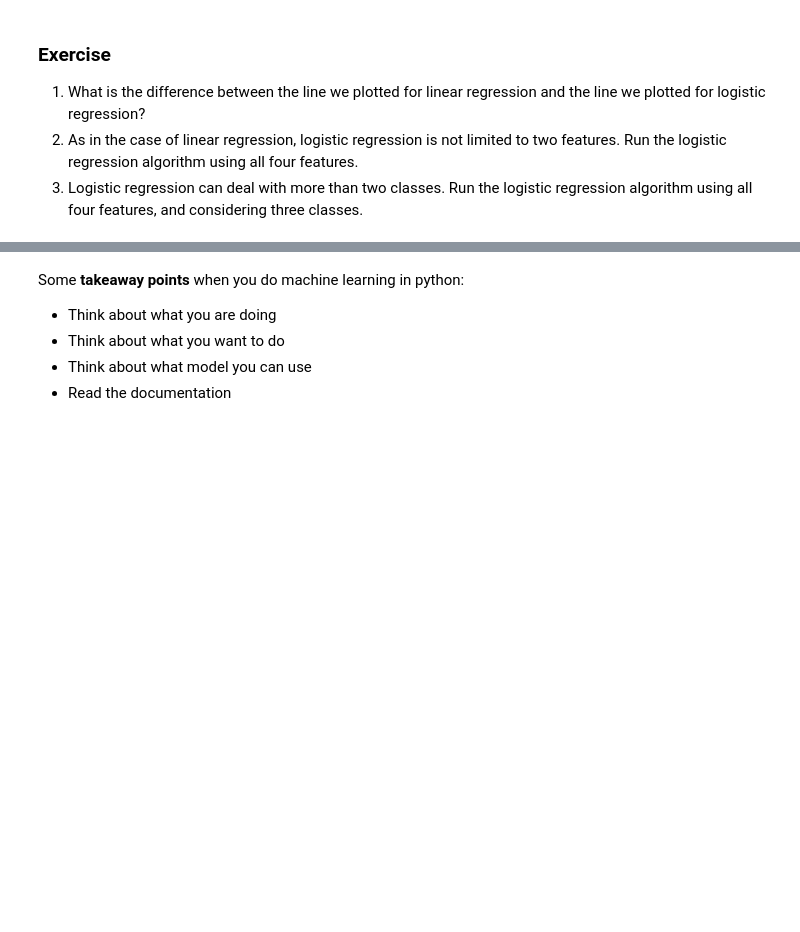
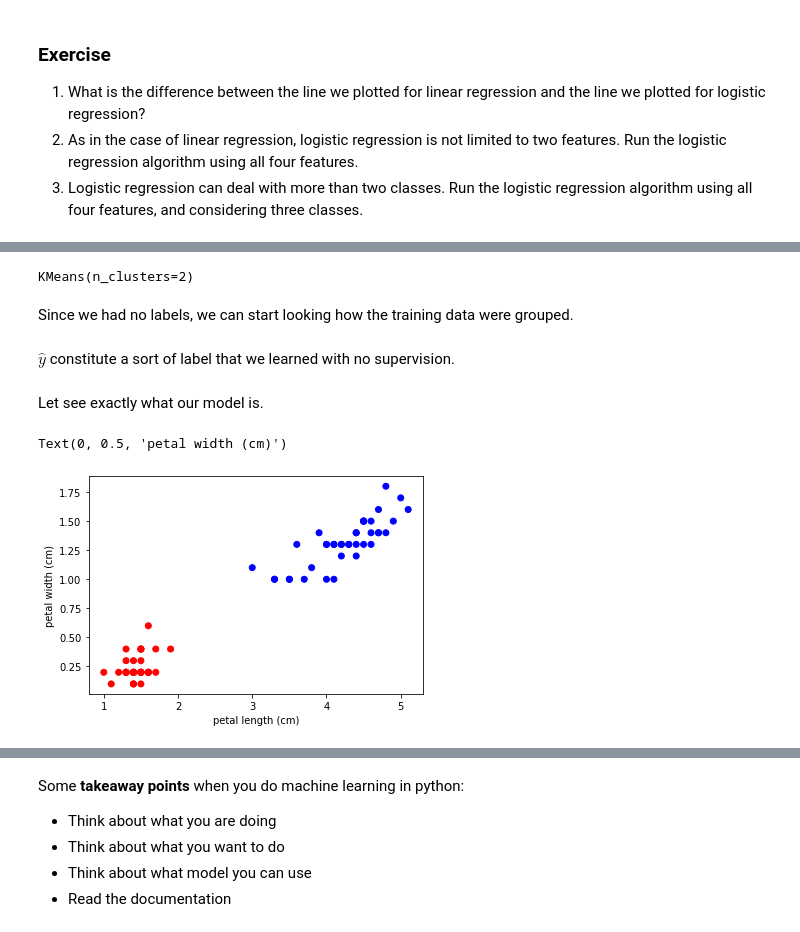
Before and after one commit to FMZennaro/PythonML, a Jupyter notebook: Class.ipynb, the cells around one changed output, grey strips where cells are left out. Saved outputs shown, nothing was run; the diff lists cells and outputs as text; code cells hidden in the pictures; blank space fills up the shorter version.

```diff
--- a/Class.ipynb
+++ b/Class.ipynb
@@ -658,0 +772,6 @@ python provides a **powerful** and **fun** environment to do machine learning!
+# %%
+selection_tr = ytr_iris<2
+selection_te = yte_iris<2
+
+Xtr_kmeans = Xtr_iris[selection_tr,2:4]
+Xte_kmeans = Xte_iris[selection_te,2:4]
@@ -658,0 +782,4 @@ python provides a **powerful** and **fun** environment to do machine learning!
+# %%
+import sklearn.cluster as ul
+
+model = ul.KMeans(n_clusters=2)
@@ -658,0 +788,20 @@ python provides a **powerful** and **fun** environment to do machine learning!
+# %%
+model.fit(Xtr_kmeans)
+# %% [output]
+KMeans(n_clusters=2)
+# %% [markdown]
+Since we had no labels, we can start looking how the training data were grouped.
+# %%
+yhat_kmeans = model.predict(Xtr_kmeans)
+# %% [markdown]
+$\hat{y}$ constitute a sort of label that we learned with no supervision.
+# %% [markdown]
+Let see exactly what our model is.
+# %%
+plt.scatter(Xtr_kmeans[:,0],Xtr_kmeans[:,1],c=yhat_kmeans, cmap=matplotlib.colors.ListedColormap(colors))
+
+plt.xlabel('petal length (cm)')
+plt.ylabel('petal width (cm)')
+# %% [output]
+Text(0, 0.5, 'petal width (cm)')
+[figure, added]
```
Also changed, not shown: parts of 102 cells of this notebook, 6 other files.
